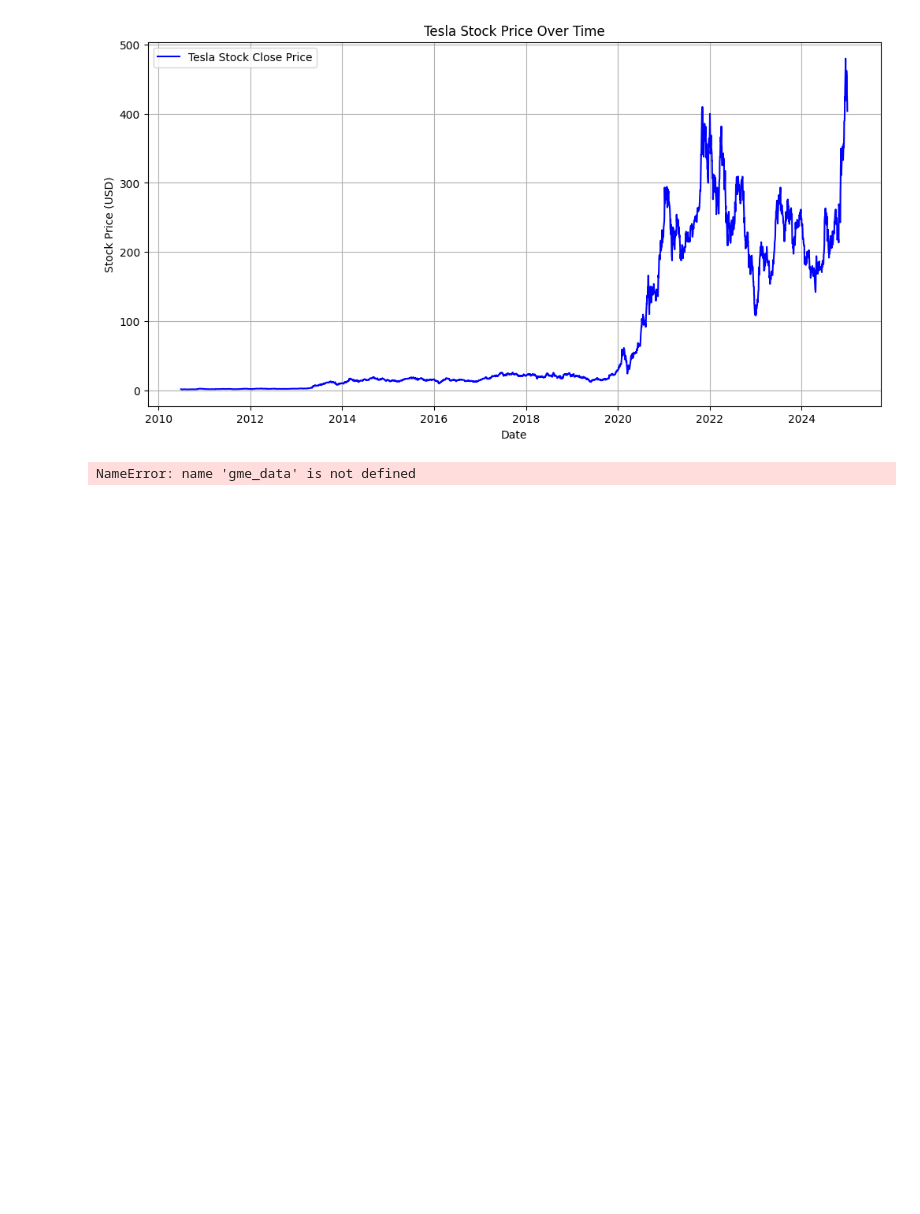
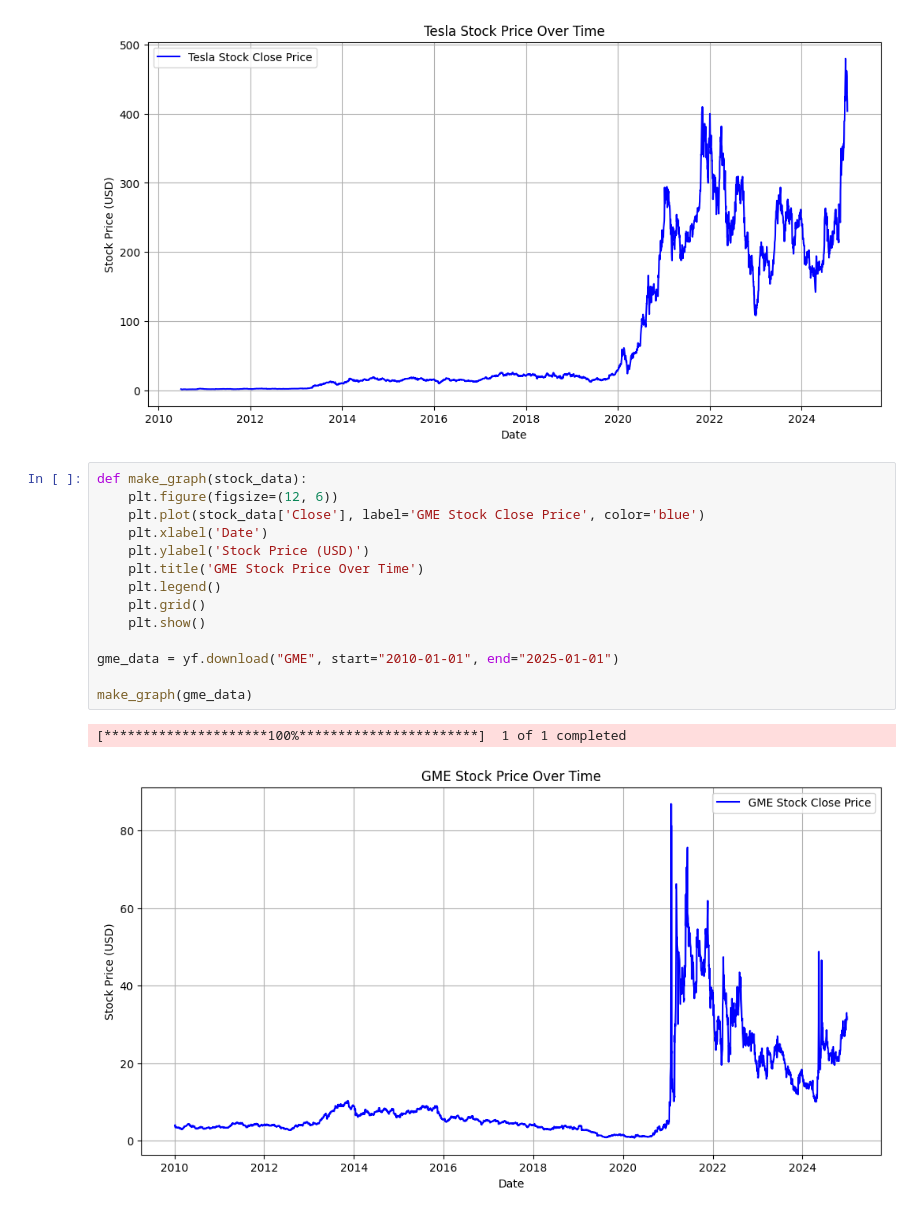
Before and after one commit to maxjeya/IBM-coursework, a Jupyter notebook: Untitled3.ipynb, the cells around one changed output. Drawn from its saved outputs; the diff is of its cells as text; blank space fills up the shorter version.

```diff
--- a/Untitled3.ipynb
+++ b/Untitled3.ipynb
@@ -124,5 +124,19 @@ make_graph(tesla_data)
 [*********************100%***********************]  1 of 1 completed
 [figure]
 # %%
+def make_graph(stock_data):
+    plt.figure(figsize=(12, 6))
+    plt.plot(stock_data['Close'], label='GME Stock Close Price', color='blue')
+    plt.xlabel('Date')
+    plt.ylabel('Stock Price (USD)')
+    plt.title('GME Stock Price Over Time')
+    plt.legend()
+    plt.grid()
+    plt.show()
+
+gme_data = yf.download("GME", start="2010-01-01", end="2025-01-01")
+
+make_graph(gme_data)
 # %% [output]
-NameError: name 'gme_data' is not defined
+[*********************100%***********************]  1 of 1 completed
+[figure, added]
```
